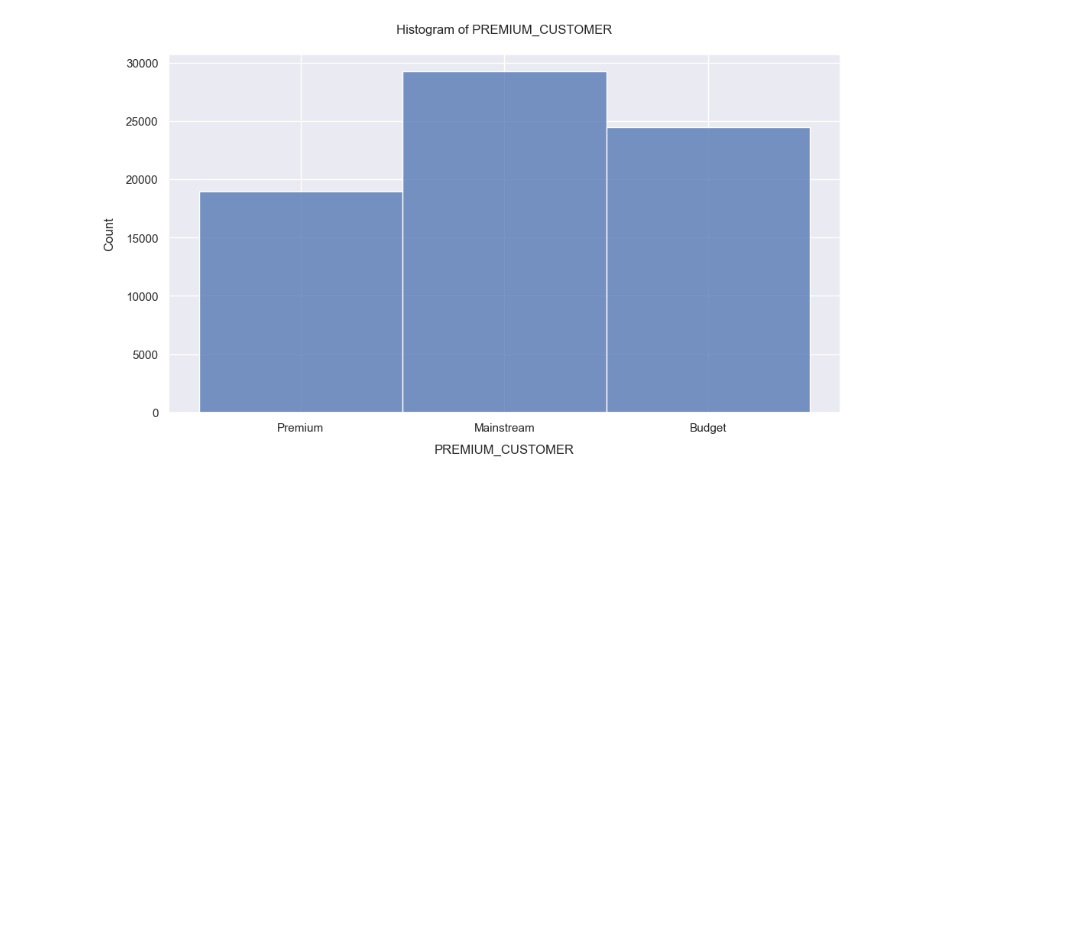
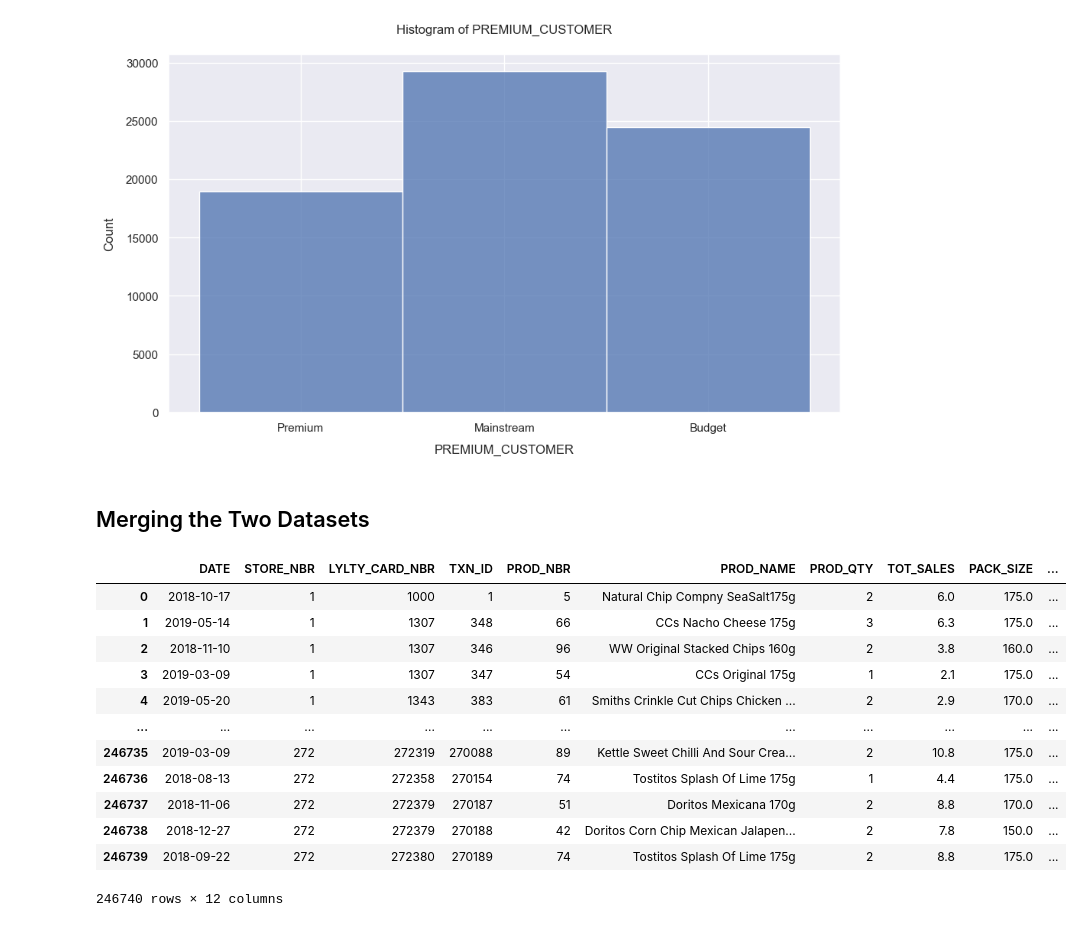
Before and after one commit to Yukitoshi12345/Quantium-Virtual-Internship-Data-Analytics, a Jupyter notebook: Task 1/task1.ipynb, the cells around one changed output. Drawn from its saved outputs; the diff is of its cells as text; code cells hidden in the pictures; blank space fills up the shorter version.

Commit message:
merged and saved dataset

```diff
--- a/Task 1/task1.ipynb
+++ b/Task 1/task1.ipynb
@@ -660,3 +667,35 @@ plt.tight_layout()
 plt.show()
 # %% [output]
 [figure]
+# %% [markdown]
+## Merging the Two Datasets
+# %%
+# merged_df = pd.merge(df1, df2, on='LYLTY_CARD_NBR', how='inner')
+# The how parameter in the merge() function determines how to handle the intersection of keys that are present in both DataFrames being merged.
+# 'inner': Use only the key combinations that are present in both DataFrames. This is the default behaviour.
+merged_df = pd.merge(transaction, purchase, on = 'LYLTY_CARD_NBR', how = "inner")
+merged_df
+
+# Other ones are like:
+
+# 'outer': Use all key combinations from both DataFrames. This is similar to taking the union of the keys.
+
+# 'left': Use all key combinations from the left DataFrame and only those from the right DataFrame that have a matching key in the left DataFrame.
+
+# 'right': Use all key combinations from the right DataFrame and only those from the left DataFrame that have a matching key in the right DataFrame.
+
+# 'cross': Create the Cartesian product of the two DataFrames. This will result in all possible combinations of rows from both DataFrames, regardless of whether there is a matching key.
+# %% [output]
+|  | DATE | STORE_NBR | LYLTY_CARD_NBR | TXN_ID | PROD_NBR | PROD_NAME | PROD_QTY | TOT_SALES | PACK_SIZE | ... |
+| 0 | 2018-10-17 | 1 | 1000 | 1 | 5 | Natural Chip Compny SeaSalt175g | 2 | 6.0 | 175.0 | ... |
+| 1 | 2019-05-14 | 1 | 1307 | 348 | 66 | CCs Nacho Cheese 175g | 3 | 6.3 | 175.0 | ... |
+| 2 | 2018-11-10 | 1 | 1307 | 346 | 96 | WW Original Stacked Chips 160g | 2 | 3.8 | 160.0 | ... |
+| 3 | 2019-03-09 | 1 | 1307 | 347 | 54 | CCs Original 175g | 1 | 2.1 | 175.0 | ... |
+| 4 | 2019-05-20 | 1 | 1343 | 383 | 61 | Smiths Crinkle Cut Chips Chicken ... | 2 | 2.9 | 170.0 | ... |
+| ... | ... | ... | ... | ... | ... | ... | ... | ... | ... | ... |
+| 246735 | 2019-03-09 | 272 | 272319 | 270088 | 89 | Kettle Sweet Chilli And Sour Crea... | 2 | 10.8 | 175.0 | ... |
+| 246736 | 2018-08-13 | 272 | 272358 | 270154 | 74 | Tostitos Splash Of Lime 175g | 1 | 4.4 | 175.0 | ... |
+| 246737 | 2018-11-06 | 272 | 272379 | 270187 | 51 | Doritos Mexicana 170g | 2 | 8.8 | 170.0 | ... |
+| 246738 | 2018-12-27 | 272 | 272379 | 270188 | 42 | Doritos Corn Chip Mexican Jalapen... | 2 | 7.8 | 150.0 | ... |
+| 246739 | 2018-09-22 | 272 | 272380 | 270189 | 74 | Tostitos Splash Of Lime 175g | 2 | 8.8 | 175.0 | ... |
+246740 rows × 12 columns
```
Also changed, not shown: parts of 10 cells of this notebook, 1 other file.
